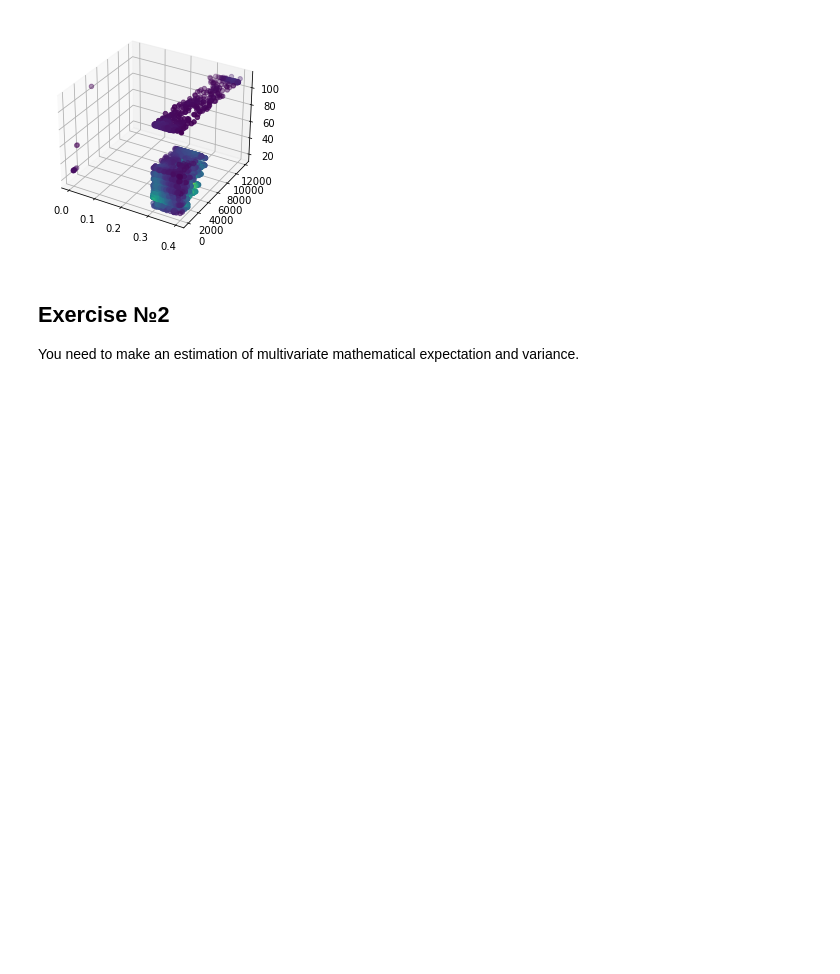
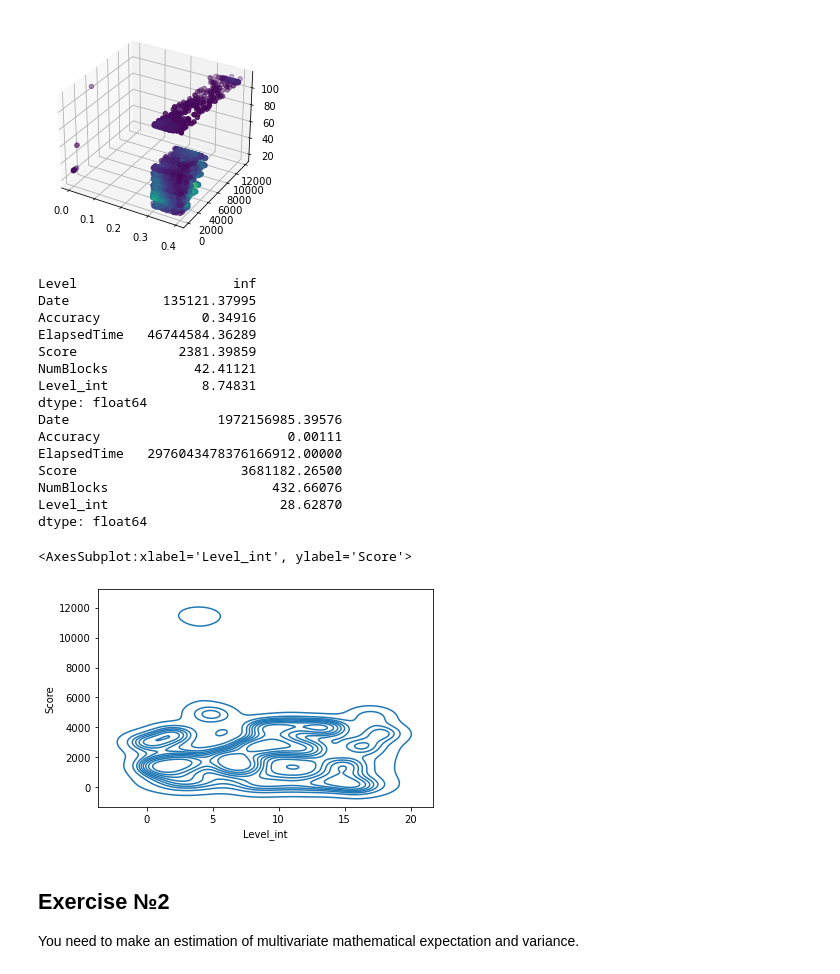
Before and after one commit to vandosik/M-M-MSA, a Jupyter notebook: Lab_2/lab_2.ipynb, the cells around one changed output. Cells and saved outputs as stored; diff of their text form; code cells hidden in the pictures; blank space fills up the shorter version.

```diff
--- a/Lab_2/lab_2.ipynb
+++ b/Lab_2/lab_2.ipynb
@@ -86,6 +181,39 @@ plt.show()
  [3.327982e-01 1.300000e+03 1.800000e+01]
  [3.811220e-01 2.100000e+03 6.200000e+01]]
 [figure]
+# %%
+subdataset = source_df[['Level', 'Date', 'Accuracy', 'ElapsedTime', 'Score', 'NumBlocks']]
+subdataset['Level_int'] = subdataset['Level'].astype('category')
+cat_columns = subdataset.select_dtypes(['category']).columns
+subdataset[cat_columns] = subdataset[cat_columns].apply(lambda x: x.cat.codes)
+subdataset
+
+subdataset.Level.unique()
+
+print(subdataset.mean())
+print(subdataset.var(ddof=1))
+
+subdataset.corr()
+
+sns.kdeplot(data=subdataset, x='Level_int', y='Score')
+# %% [output]
+Level                    inf
+Date            135121.37995
+Accuracy             0.34916
+ElapsedTime   46744584.36289
+Score             2381.39859
+NumBlocks           42.41121
+Level_int            8.74831
+dtype: float64
+Date                   1972156985.39576
+Accuracy                        0.00111
+ElapsedTime   2976043478376166912.00000
+Score                     3681182.26500
+NumBlocks                     432.66076
+Level_int                      28.62870
+dtype: float64
+<AxesSubplot:xlabel='Level_int', ylabel='Score'>
+[figure, added]
 # %% [markdown]
 ## Exercise №2
 You need to make an estimation of multivariate mathematical expectation and variance.
```
Also changed, not shown: parts of 13 cells of this notebook.
